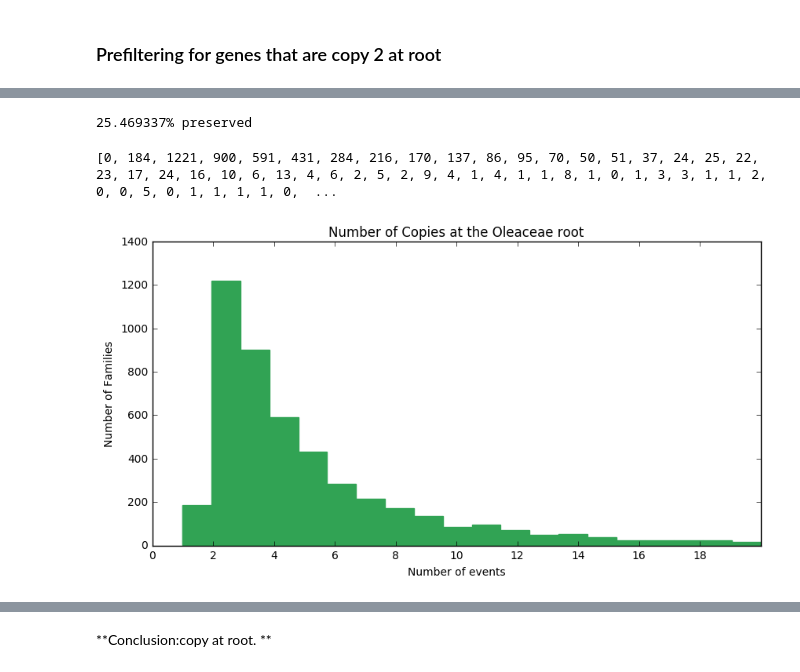
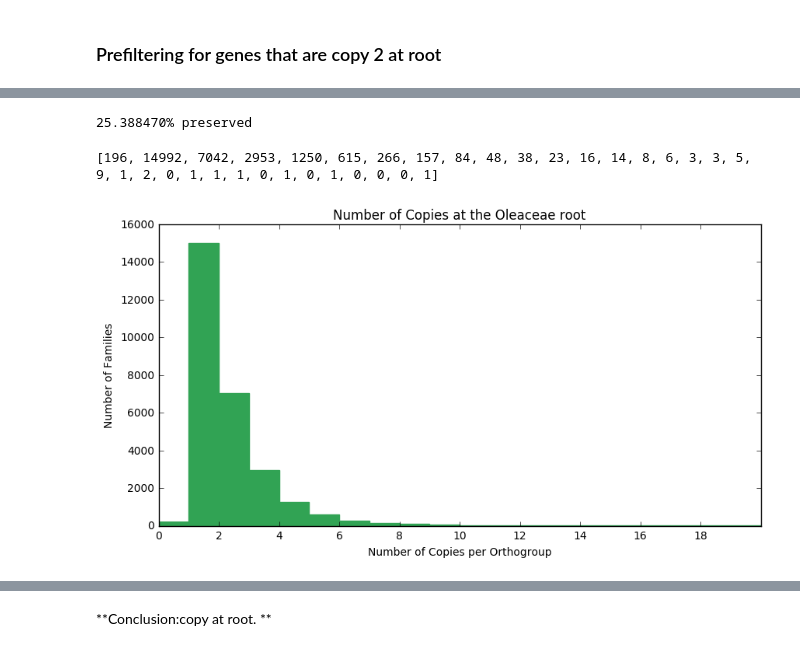
Before and after one commit to josiahseaman/DNA_Duplications, a Jupyter notebook: TreeCountAnalysis_all_species_JSG.ipynb, the cells around one changed output, grey strips where cells are left out. Drawn from its saved outputs; the diff is of its cells as text; code cells hidden in the pictures.

```diff
--- a/TreeCountAnalysis_all_species_JSG.ipynb
+++ b/TreeCountAnalysis_all_species_JSG.ipynb
@@ -21,7 +16,7 @@ len(wgd_study_jsg)
 import csv
 
 all_trees = {}
-with open(r"CAFE-4.2\data\all_species\reports\WGD_manual_all_species.cafe", 'r') as csvfile:
+with open(r"CAFE-4.2\data\corrected_root\reports\corrected_root_OG_two_rate_shifted.cafe", 'r') as csvfile:
     lines = csvfile.readlines()[11:]
     for nLines, row in enumerate(lines):
         row = row.split('\t')
@@ -31,0 +27,3 @@ len(all_trees)
+# %%
+all_ids = list(all_trees.keys())
+len(all_ids)
@@ -269,13 +210,12 @@ def get_count_at_root(fam_id, ordered_node_index=2):
             count = extract_count(node)
             return count
 # %%
-
-filtered_wgd_study_ints = [fam for fam in wgd_study_jsg if get_count_at_root(fam) == 2]
+filtered_wgd_study_ints = [fam for fam in all_ids if get_count_at_root(fam) == 2]
 assert all([get_count_at_root(fam)==2 for fam in filtered_wgd_study_ints])
 
-print(pp(len(filtered_wgd_study_ints) / len(wgd_study_jsg)), 'preserved')
+print(pp(len(filtered_wgd_study_ints) / len(all_ids)), 'preserved')
 # %% [output]
-25.469337% preserved
+25.388470% preserved
 # %%
 def i_hist(values):
     bins = [0] * (max(values) +1)
@@ -283,10 +223,10 @@ def i_hist(values):
         bins[v] += 1
     return bins
 
-copies = [ get_count_at_root(fam) for fam in wgd_study_jsg]
+copies = [ get_count_at_root(fam, ordered_node_index=2) for fam in all_ids]
 print(i_hist(copies))
 # %% [output]
-[0, 184, 1221, 900, 591, 431, 284, 216, 170, 137, 86, 95, 70, 50, 51, 37, 24, 25, 22, 23, 17, 24, 16, 10, 6, 13, 4, 6, 2, 5, 2, 9, 4, 1, 4, 1, 1, 8, 1, 0, 1, 3, 3, 1, 1, 2, 0, 0, 5, 0, 1, 1, 1, 1, 0,  ...
+[196, 14992, 7042, 2953, 1250, 615, 266, 157, 84, 48, 38, 23, 16, 14, 8, 6, 3, 3, 5, 9, 1, 2, 0, 1, 1, 1, 0, 1, 0, 1, 0, 0, 0, 1]
 # %%
 def pretty_hist(title, raw_values, x_title="Number of events", y_title="Number of Families"):
     import pandas
@@ -299,6 +239,6 @@ def pretty_hist(title, raw_values, x_title="Number of events", y_title="Number o
     f.set_xlabel(x_title)
     f.set_ylabel(y_title)
 # %%
-pretty_hist('Number of Copies at the Oleaceae root', [c for c in copies if c < 21])
+pretty_hist('Number of Copies at the Oleaceae root', [c for c in copies if c < 21], x_title="Number of Copies per Orthogroup")
 # %% [output]
-[figure, old version]
+[figure, new version]
```
Also changed, not shown: parts of 37 cells of this notebook, 9 other files.
